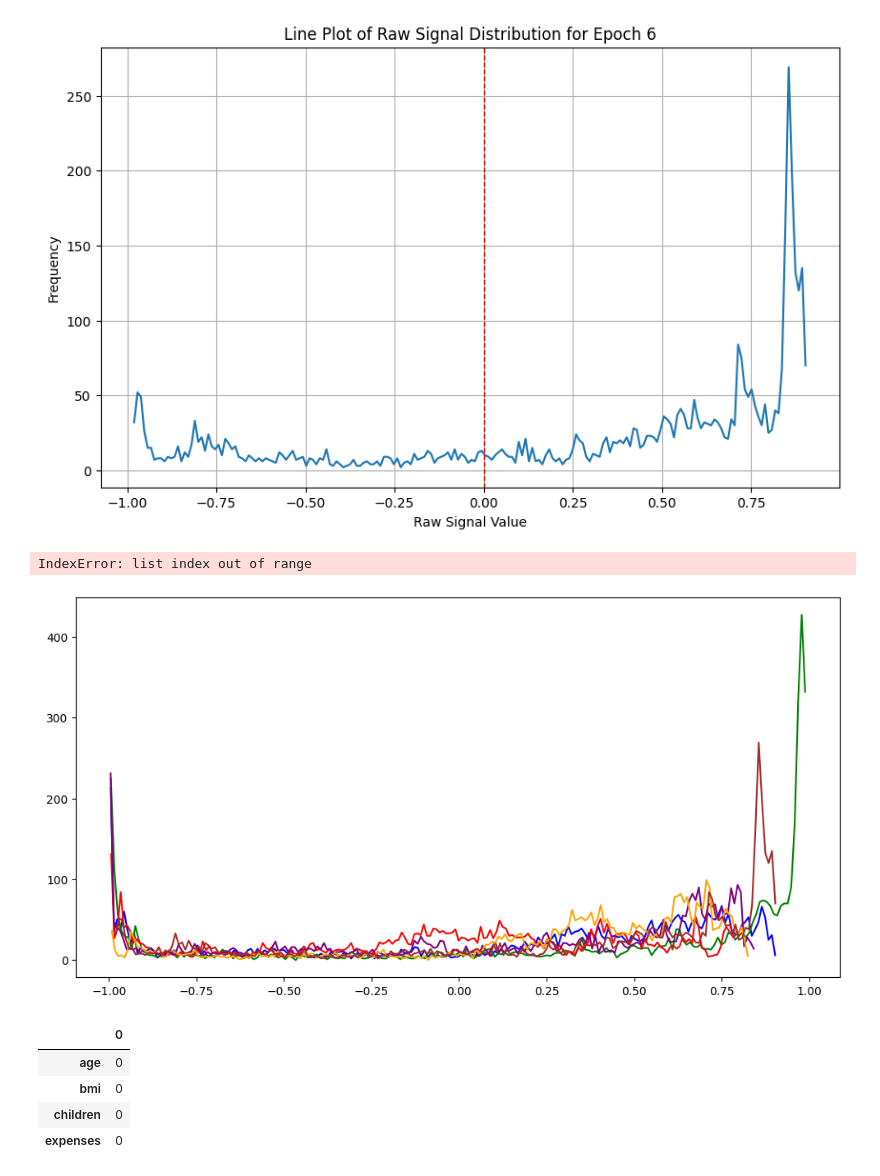
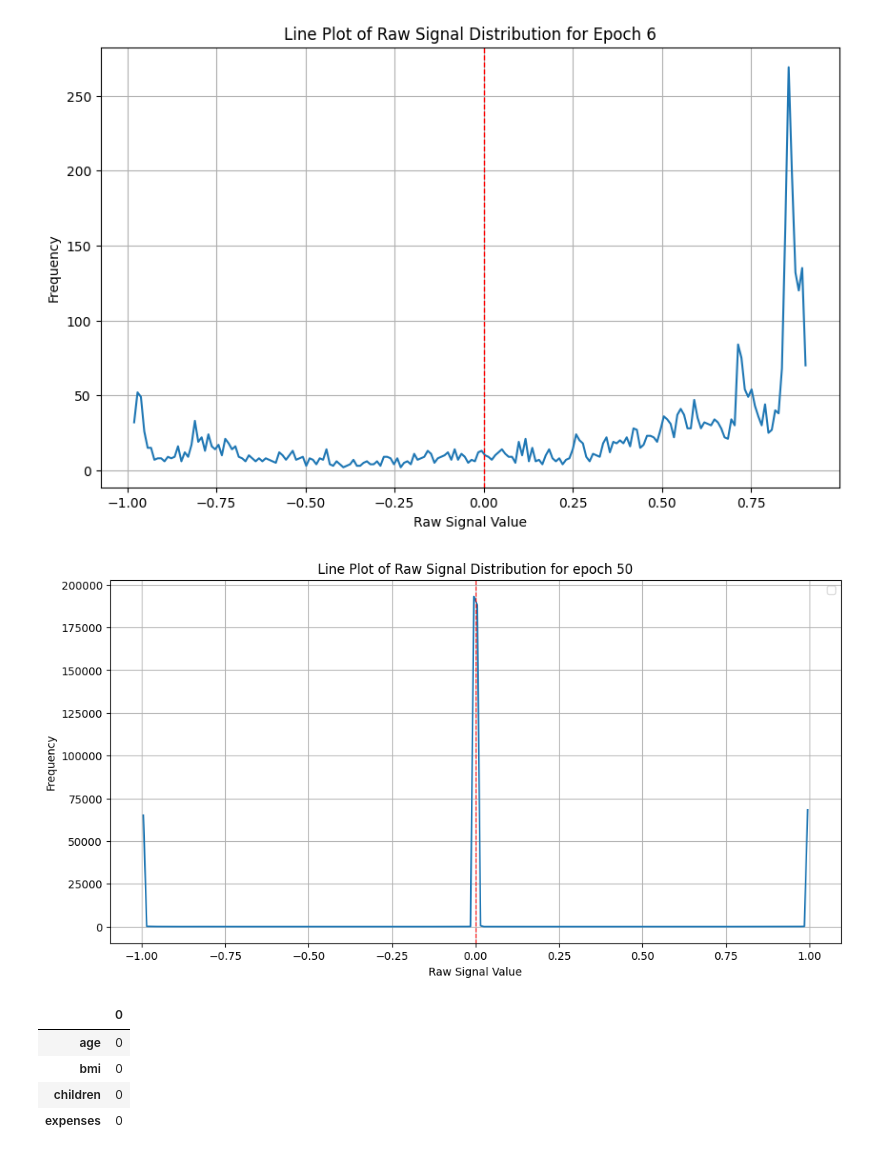
Before and after one commit to Flyingzaptop/Python-Colab, a Jupyter notebook: Parquet_Test.ipynb, the cells around one changed output. Drawn from its saved outputs; the diff is of its cells as text; code cells hidden in the pictures.

```diff
--- a/Parquet_Test.ipynb
+++ b/Parquet_Test.ipynb
@@ -81,25 +168,22 @@ plt.show()
 # %%
 # prompt: ok, now make same graph as last one (quantity histogram, but with lines), but combine all 6 epochs in one plot - just draw their lines with different colors
 
 plt.figure(figsize=(12, 6))
 colors = ['blue', 'green', 'red', 'purple', 'orange', 'brown']
 
-for epoch in range(1, 9):
-    df_epoch = df[df['epoch'] == epoch]
-    hist, bin_edges = np.histogram(df_epoch['raw_signal'], bins=200)
-    bin_centers = (bin_edges[:-1] + bin_edges[1:]) / 2
-    plt.plot(bin_centers, hist, color=colors[epoch-1], label=f'Epoch {epoch}')
+hist, bin_edges = np.histogram(df['signal'], bins=200)
+bin_centers = (bin_edges[:-1] + bin_edges[1:]) / 2
+plt.plot(bin_centers, hist)
 
 plt.axvline(x=0, color='r', linestyle='--', linewidth=1)
 plt.xlabel('Raw Signal Value')
 plt.ylabel('Frequency')
-plt.title('Line Plot of Raw Signal Distribution for all Epochs')
+plt.title('Line Plot of Raw Signal Distribution for epoch 50')
 plt.grid(True)
 plt.legend()
 plt.show()
 # %% [output]
-IndexError: list index out of range
-[figure, old version]
+[figure, new version]
 # %%
 df.isna().sum()
 # %% [output]
```
Also changed, not shown: parts of 6 cells of this notebook.
